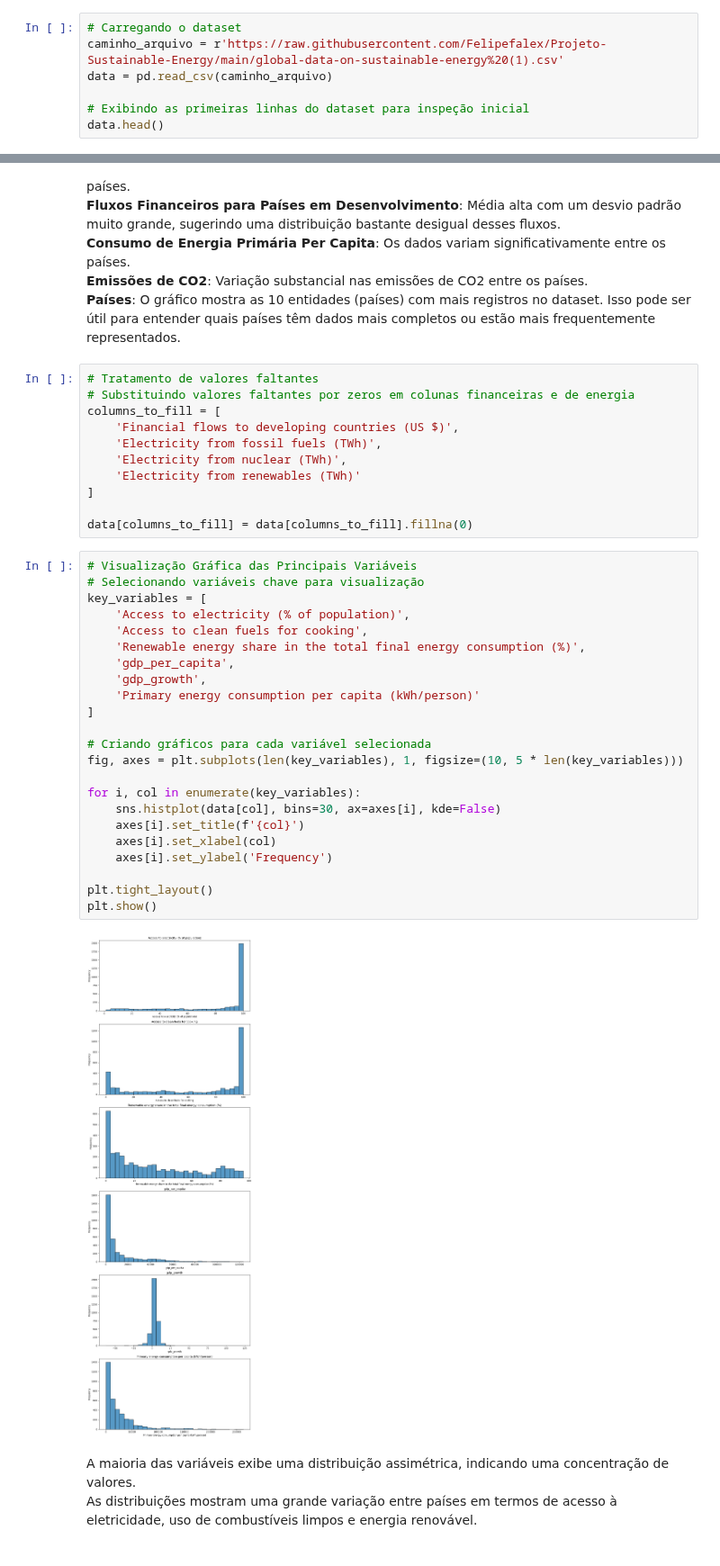
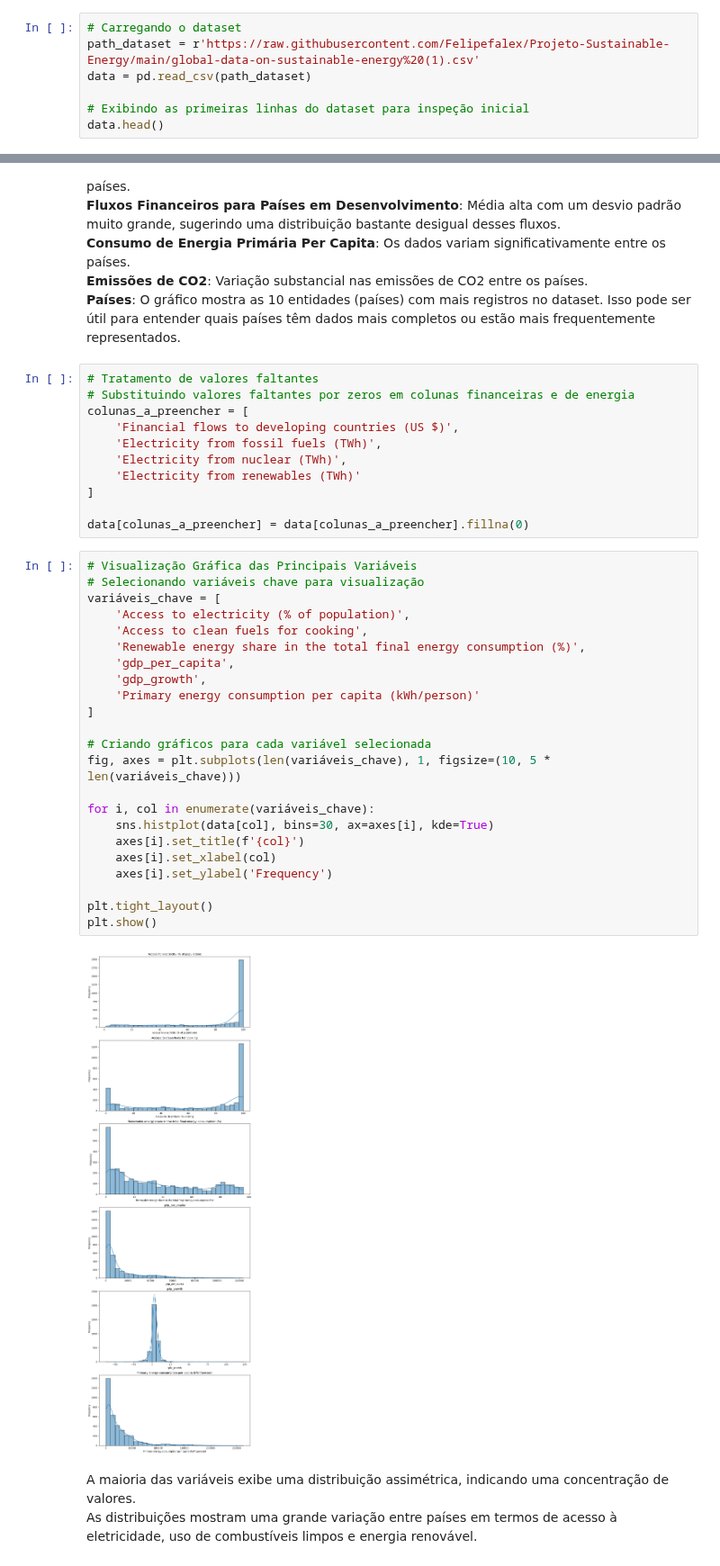
Before and after one commit to Felipefalex/Projeto-Sustainable-Energy, a Jupyter notebook: sustainable_energy.ipynb, the cells around one changed output, grey strips where cells are left out. Shown at 90% size. Drawn from its saved outputs; the diff is of its cells as text.

```diff
--- a/sustainable_energy.ipynb
+++ b/sustainable_energy.ipynb
@@ -10,7 +32,7 @@ import seaborn as sns
 # %%
 # Carregando o dataset
-caminho_arquivo = r'https://raw.githubusercontent.com/Felipefalex/Projeto-Sustainable-Energy/main/global-data-on-sustainable-energy%20(1).csv'
-data = pd.read_csv(caminho_arquivo)
+path_dataset = r'https://raw.githubusercontent.com/Felipefalex/Projeto-Sustainable-Energy/main/global-data-on-sustainable-energy%20(1).csv'
+data = pd.read_csv(path_dataset)
 
 # Exibindo as primeiras linhas do dataset para inspeção inicial
 data.head()
@@ -106,39 +128,39 @@ numerical_stats
 # %%
 # Tratamento de valores faltantes
 # Substituindo valores faltantes por zeros em colunas financeiras e de energia
-columns_to_fill = [
+colunas_a_preencher = [
     'Financial flows to developing countries (US $)',
     'Electricity from fossil fuels (TWh)',
     'Electricity from nuclear (TWh)',
     'Electricity from renewables (TWh)'
 ]
 
-data[columns_to_fill] = data[columns_to_fill].fillna(0)
+data[colunas_a_preencher] = data[colunas_a_preencher].fillna(0)
 # %%
 # Visualização Gráfica das Principais Variáveis
 # Selecionando variáveis chave para visualização
-key_variables = [
+variáveis_chave = [
     'Access to electricity (% of population)',
     'Access to clean fuels for cooking',
     'Renewable energy share in the total final energy consumption (%)',
     'gdp_per_capita',
     'gdp_growth',
     'Primary energy consumption per capita (kWh/person)'
 ]
 
 # Criando gráficos para cada variável selecionada
-fig, axes = plt.subplots(len(key_variables), 1, figsize=(10, 5 * len(key_variables)))
+fig, axes = plt.subplots(len(variáveis_chave), 1, figsize=(10, 5 * len(variáveis_chave)))
 
-for i, col in enumerate(key_variables):
-    sns.histplot(data[col], bins=30, ax=axes[i], kde=False)
+for i, col in enumerate(variáveis_chave):
+    sns.histplot(data[col], bins=30, ax=axes[i], kde=True)
     axes[i].set_title(f'{col}')
     axes[i].set_xlabel(col)
     axes[i].set_ylabel('Frequency')
 
 plt.tight_layout()
 plt.show()
 # %% [output]
-[figure, old version]
+[figure, new version]
 # %% [markdown]
 A maioria das variáveis exibe uma distribuição assimétrica, indicando uma concentração de valores.<br>
 As distribuições mostram uma grande variação entre países em termos de acesso à eletricidade, uso de combustíveis limpos e energia renovável.<br>
```
Also changed, not shown: parts of 4 cells of this notebook.
